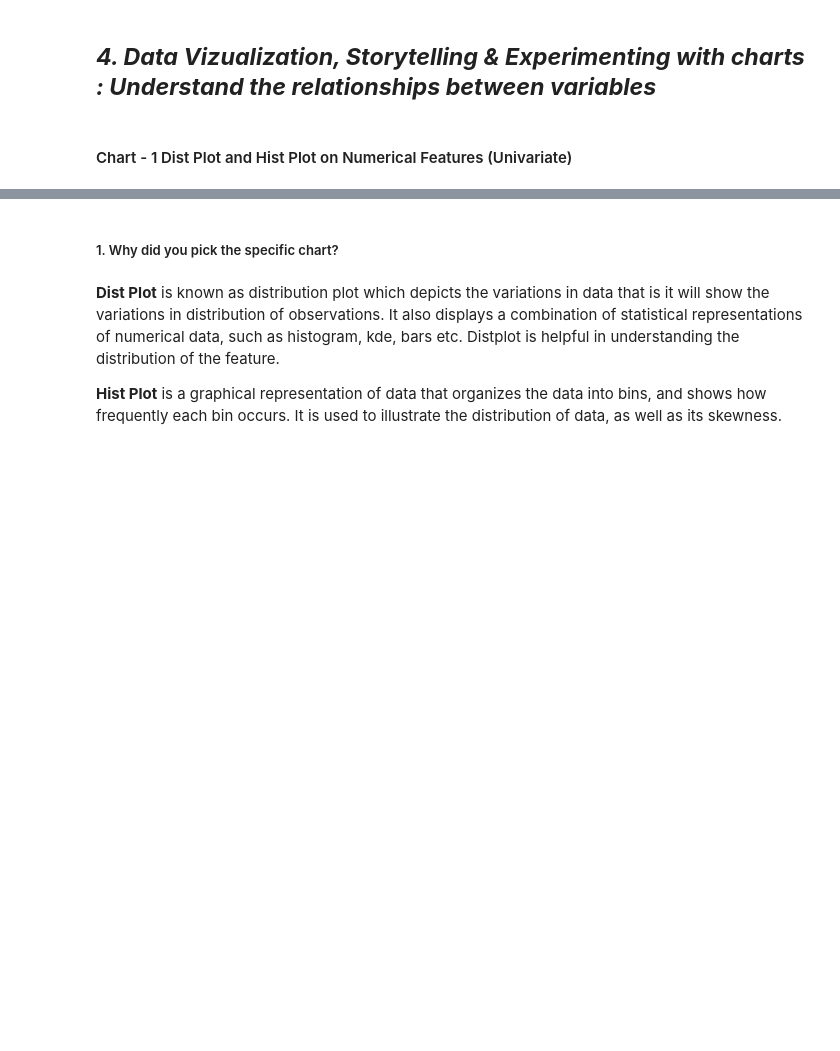
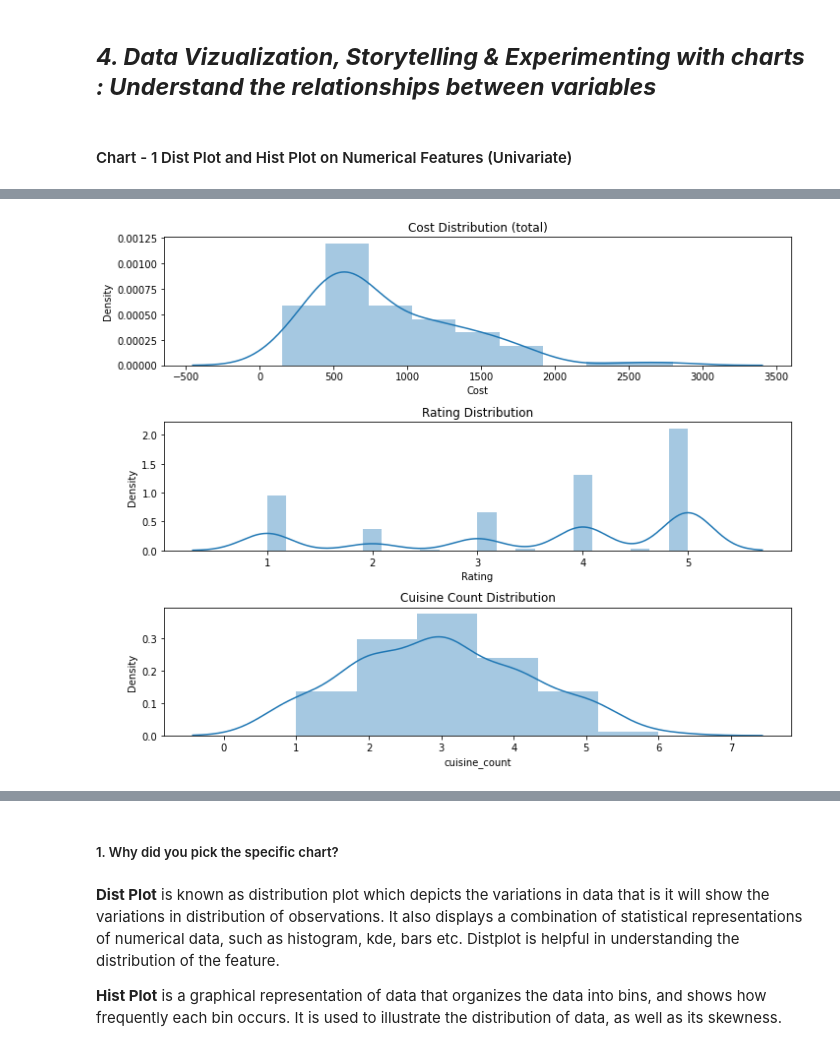
Before and after one commit to riyapatelrp/Zomato-Restaurant-Clustering-, a Jupyter notebook: Zomato_Restaurant_Clustering_&_Sentiment_Analysis.ipynb, the cells around one changed output, grey strips where cells are left out. Saved outputs shown, nothing was run; the diff lists cells and outputs as text; code cells hidden in the pictures; blank space fills up the shorter version.

```diff
--- a/Zomato_Restaurant_Clustering_&_Sentiment_Analysis.ipynb
+++ b/Zomato_Restaurant_Clustering_&_Sentiment_Analysis.ipynb
@@ -977,3 +925,6 @@ social_customer_sorted[['Customer_Name','Pictures']]
 These are top social customers who have posted most number of pictures on Zomato
 # %% [markdown]
 #### Merging restaurant_df and reviews_df together
+# %%
+restaurant_df.rename({'Name':'Restaurant_name', 'Timings':'Restaurant_timings'},axis=1, inplace=True )
+restaurant_df.head(2)
@@ -1048,0 +983,21 @@ plt.show()
+# %%
+# Chart - 1 visualization code
+# GRAPH -1
+# Dist Plot of some important numerical feature
+
+fig, ax= plt.subplots(3,1, figsize=(10,8))
+
+ax[0].set_title("Cost Distribution (total)")
+sns.distplot(restaurant_df['Cost'], kde=True, ax=ax[0])
+
+ax[1].set_title("Rating Distribution")
+sns.distplot(reviews_df['Rating'], kde=True, ax=ax[1])
+
+ax[2].set_title("Cuisine Count Distribution")
+sns.distplot(restaurant_df['cuisine_count'], kde=True, ax=ax[2])
+
+fig.tight_layout()
+fig.show()
+plt.show()
+# %% [output]
+[figure, added]
```
Also changed, not shown: parts of 178 cells of this notebook.
